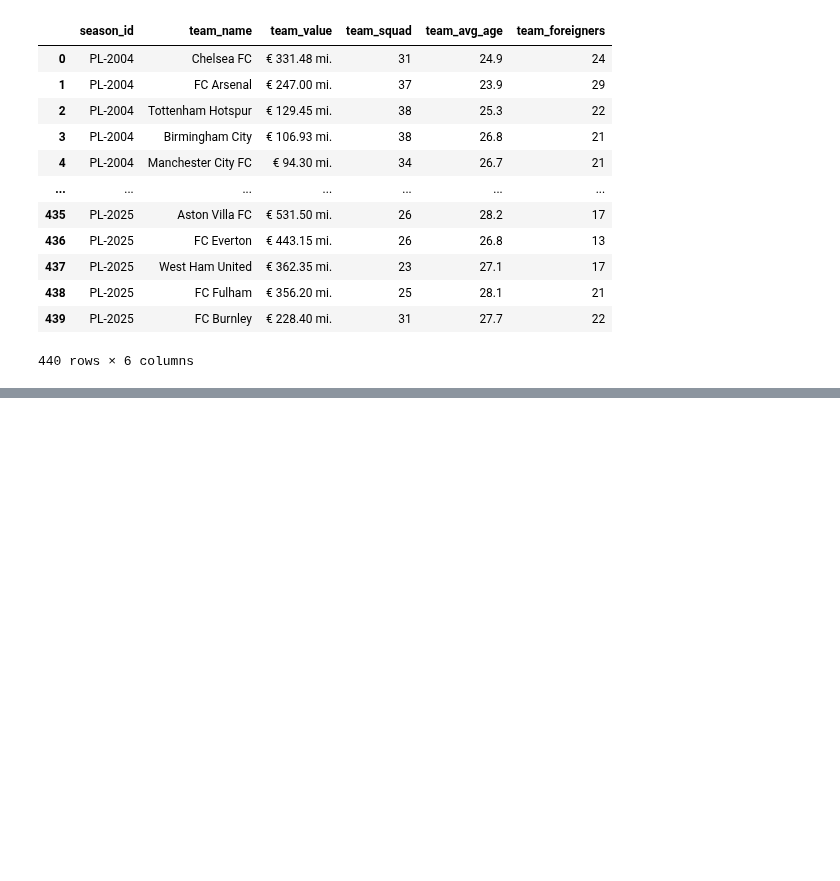
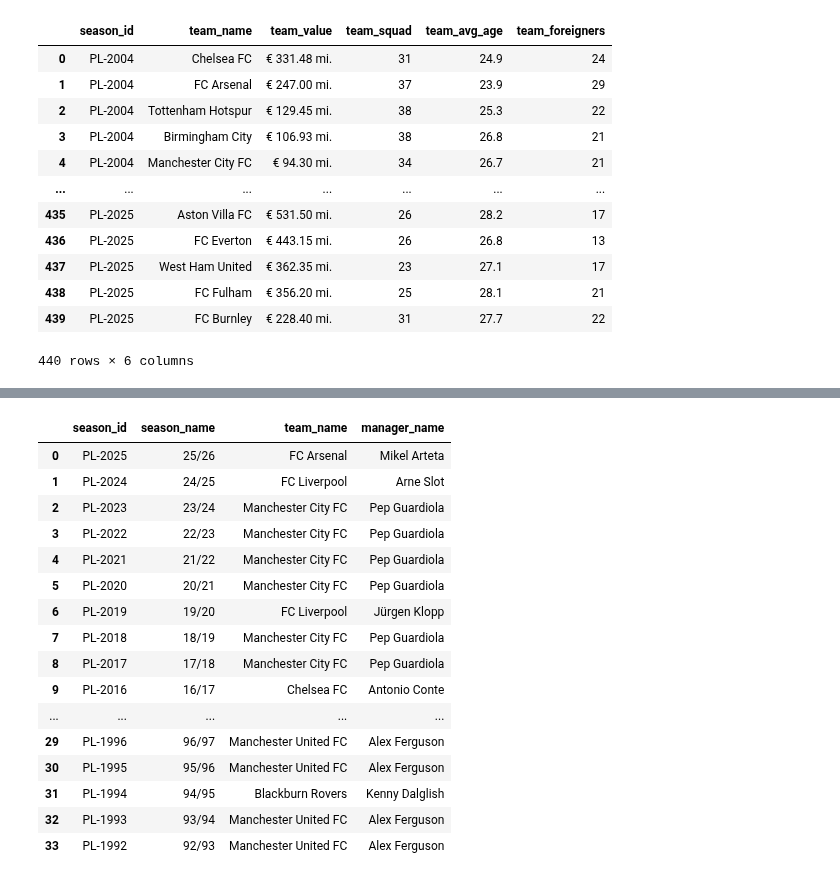
Before and after one commit to DaviGriebler/transfermarkt_scraping, a Jupyter notebook: testing scripts/oop_scraping_scripts.ipynb, the cells around one changed output, grey strips where cells are left out. Drawn from its saved outputs; the diff is of its cells as text; code cells hidden in the pictures; blank space fills up the shorter version.

Commit message:
add get_title into oop testing scripts

```diff
--- a/testing scripts/oop_scraping_scripts.ipynb
+++ b/testing scripts/oop_scraping_scripts.ipynb
@@ -405,0 +390,57 @@ display(df_premier_squad)
+# %%
+def get_title(headers, league):
+    titles = []
+
+    url = f'https://www.transfermarkt.com.br/{league}/erfolge/wettbewerb/GB1'
+    response = requests.get(url, headers=headers)
+    soup = BeautifulSoup(response.content, "lxml")
+
+    all_info = soup.find_all('tbody')
+    info = all_info[0].find_all('tr')
+
+    for row in info:
+        temp = []
+
+        season = row.find('td', {'class':'zentriert'}).string
+        if season == '91/92': break # First season of the current format of the Premier League, maybe add a parameter to stop
+
+        x = int(season.strip('/')[0] + season.strip('/')[1])
+        if x > 90: n_season = x+1900
+        else: n_season = x+2000
+        season_key = f'PL-{n_season}'
+
+        team_manager = row.find_all('a')
+        temp.append(season_key)
+        temp.append(season)
+
+        for i, item in enumerate(team_manager):
+            if i == 0: continue
+            temp.append(item.string)
+
+        titles.append(temp)
+
+    titles.insert(0,['season_id', 'season_name','team_name', 'manager_name'])
+    return titles
+# %%
+premier_titles = get_title(headers,'premier-league')
+
+df_premier_titles = pd.DataFrame(premier_titles[1:], columns=premier_titles[0])
+display(df_premier_titles)
+# %% [output]
+|  | season_id | season_name | team_name | manager_name |
+| 0 | PL-2025 | 25/26 | FC Arsenal | Mikel Arteta |
+| 1 | PL-2024 | 24/25 | FC Liverpool | Arne Slot |
+| 2 | PL-2023 | 23/24 | Manchester City FC | Pep Guardiola |
+| 3 | PL-2022 | 22/23 | Manchester City FC | Pep Guardiola |
+| 4 | PL-2021 | 21/22 | Manchester City FC | Pep Guardiola |
+| 5 | PL-2020 | 20/21 | Manchester City FC | Pep Guardiola |
+| 6 | PL-2019 | 19/20 | FC Liverpool | Jürgen Klopp |
+| 7 | PL-2018 | 18/19 | Manchester City FC | Pep Guardiola |
+| 8 | PL-2017 | 17/18 | Manchester City FC | Pep Guardiola |
+| 9 | PL-2016 | 16/17 | Chelsea FC | Antonio Conte |
+| ... | ... | ... | ... | ... |
+| 29 | PL-1996 | 96/97 | Manchester United FC | Alex Ferguson |
+| 30 | PL-1995 | 95/96 | Manchester United FC | Alex Ferguson |
+| 31 | PL-1994 | 94/95 | Blackburn Rovers | Kenny Dalglish |
+| 32 | PL-1993 | 93/94 | Manchester United FC | Alex Ferguson |
+| 33 | PL-1992 | 92/93 | Manchester United FC | Alex Ferguson |
```
Also changed, not shown: parts of 2 cells of this notebook.
